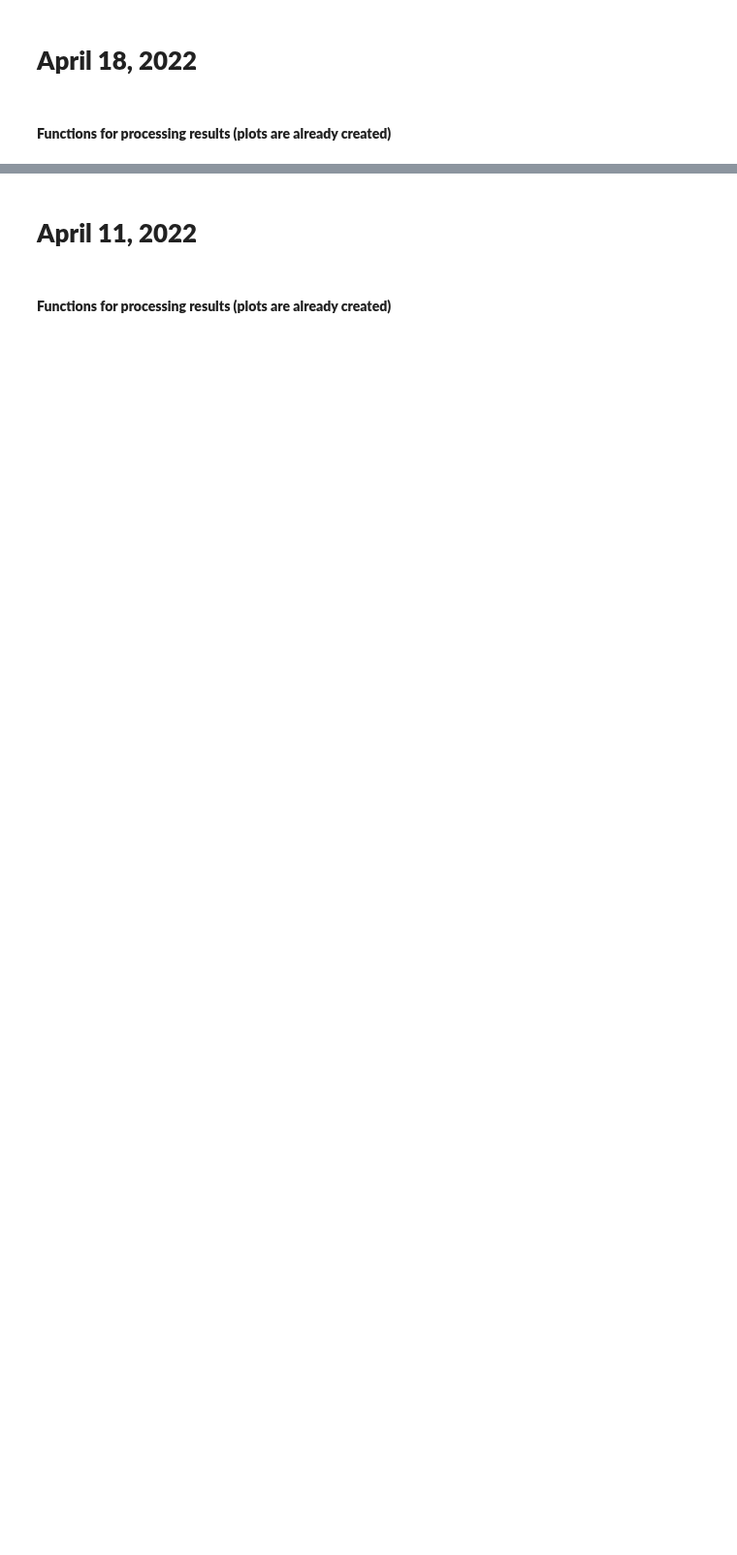
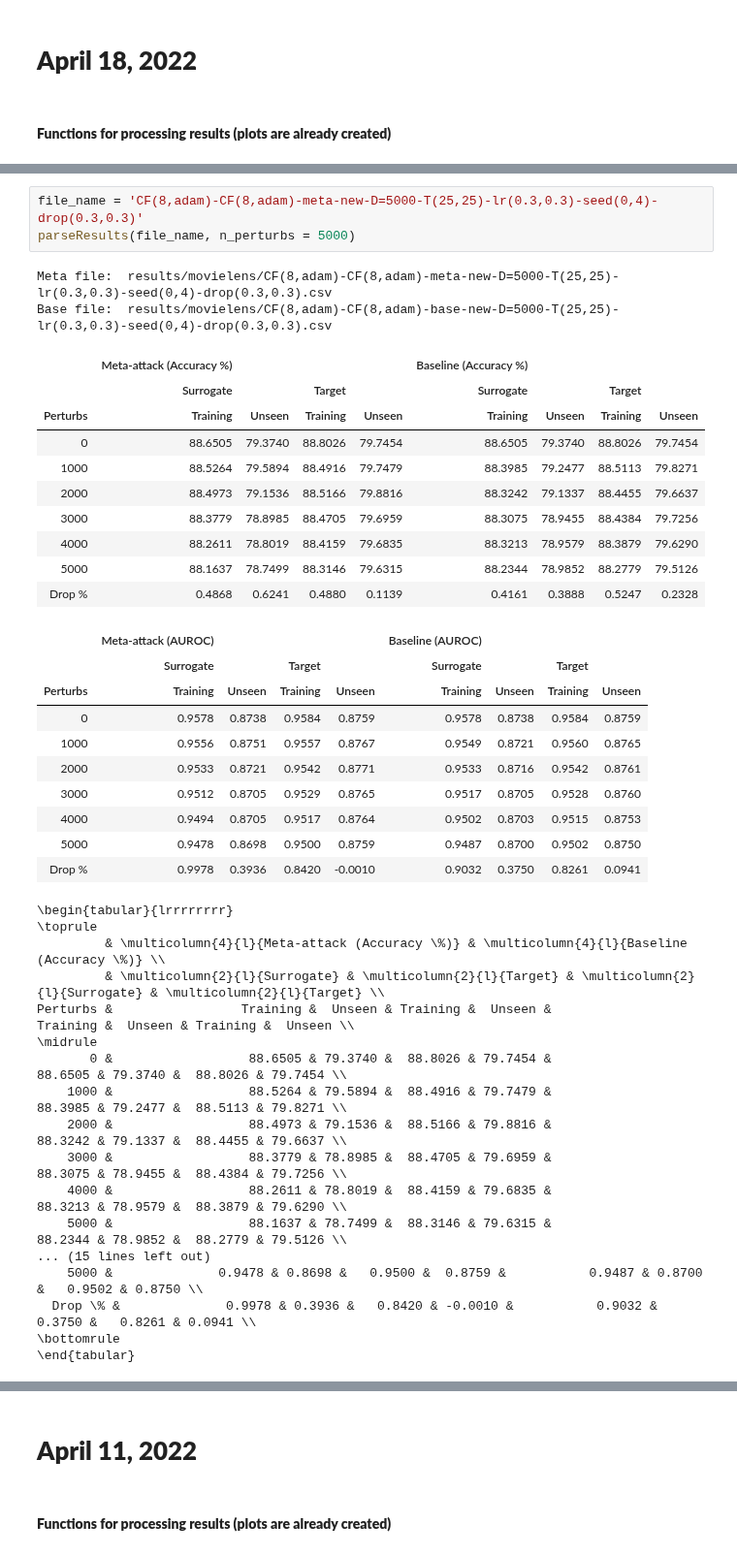
Before and after one commit to aravind-gk/RecSysAttack, a Jupyter notebook: check.ipynb, the cells around one changed output, grey strips where cells are left out. Shown at 97% size. Cells and saved outputs as stored; diff of their text form; blank space fills up the shorter version.

```diff
--- a/check.ipynb
+++ b/check.ipynb
@@ -106,0 +152,43 @@ def parseResults(file_name, n_perturbs = 10000, style = True):
+# %%
+file_name = 'CF(8,adam)-CF(8,adam)-meta-new-D=5000-T(25,25)-lr(0.3,0.3)-seed(0,4)-drop(0.3,0.3)'
+parseResults(file_name, n_perturbs = 5000)
+# %% [output]
+Meta file:  results/movielens/CF(8,adam)-CF(8,adam)-meta-new-D=5000-T(25,25)-lr(0.3,0.3)-seed(0,4)-drop(0.3,0.3).csv
+Base file:  results/movielens/CF(8,adam)-CF(8,adam)-base-new-D=5000-T(25,25)-lr(0.3,0.3)-seed(0,4)-drop(0.3,0.3).csv
+|  | Meta-attack (Accuracy %) |  |  |  | Baseline (Accuracy %) |  |  |  |
+|  | Surrogate |  | Target |  | Surrogate |  | Target |  |
+| Perturbs | Training | Unseen | Training | Unseen | Training | Unseen | Training | Unseen |
+| 0 | 88.6505 | 79.3740 | 88.8026 | 79.7454 | 88.6505 | 79.3740 | 88.8026 | 79.7454 |
+| 1000 | 88.5264 | 79.5894 | 88.4916 | 79.7479 | 88.3985 | 79.2477 | 88.5113 | 79.8271 |
+| 2000 | 88.4973 | 79.1536 | 88.5166 | 79.8816 | 88.3242 | 79.1337 | 88.4455 | 79.6637 |
+| 3000 | 88.3779 | 78.8985 | 88.4705 | 79.6959 | 88.3075 | 78.9455 | 88.4384 | 79.7256 |
+| 4000 | 88.2611 | 78.8019 | 88.4159 | 79.6835 | 88.3213 | 78.9579 | 88.3879 | 79.6290 |
+| 5000 | 88.1637 | 78.7499 | 88.3146 | 79.6315 | 88.2344 | 78.9852 | 88.2779 | 79.5126 |
+| Drop % | 0.4868 | 0.6241 | 0.4880 | 0.1139 | 0.4161 | 0.3888 | 0.5247 | 0.2328 |
+|  | Meta-attack (AUROC) |  |  |  | Baseline (AUROC) |  |  |  |
+|  | Surrogate |  | Target |  | Surrogate |  | Target |  |
+| Perturbs | Training | Unseen | Training | Unseen | Training | Unseen | Training | Unseen |
+| 0 | 0.9578 | 0.8738 | 0.9584 | 0.8759 | 0.9578 | 0.8738 | 0.9584 | 0.8759 |
+| 1000 | 0.9556 | 0.8751 | 0.9557 | 0.8767 | 0.9549 | 0.8721 | 0.9560 | 0.8765 |
+| 2000 | 0.9533 | 0.8721 | 0.9542 | 0.8771 | 0.9533 | 0.8716 | 0.9542 | 0.8761 |
+| 3000 | 0.9512 | 0.8705 | 0.9529 | 0.8765 | 0.9517 | 0.8705 | 0.9528 | 0.8760 |
+| 4000 | 0.9494 | 0.8705 | 0.9517 | 0.8764 | 0.9502 | 0.8703 | 0.9515 | 0.8753 |
+| 5000 | 0.9478 | 0.8698 | 0.9500 | 0.8759 | 0.9487 | 0.8700 | 0.9502 | 0.8750 |
+| Drop % | 0.9978 | 0.3936 | 0.8420 | -0.0010 | 0.9032 | 0.3750 | 0.8261 | 0.0941 |
+\begin{tabular}{lrrrrrrrr}
+\toprule
+         & \multicolumn{4}{l}{Meta-attack (Accuracy \%)} & \multicolumn{4}{l}{Baseline (Accuracy \%)} \\
+         & \multicolumn{2}{l}{Surrogate} & \multicolumn{2}{l}{Target} & \multicolumn{2}{l}{Surrogate} & \multicolumn{2}{l}{Target} \\
+Perturbs &                 Training &  Unseen & Training &  Unseen &              Training &  Unseen & Training &  Unseen \\
+\midrule
+       0 &                  88.6505 & 79.3740 &  88.8026 & 79.7454 &               88.6505 & 79.3740 &  88.8026 & 79.7454 \\
+    1000 &                  88.5264 & 79.5894 &  88.4916 & 79.7479 &               88.3985 & 79.2477 &  88.5113 & 79.8271 \\
+    2000 &                  88.4973 & 79.1536 &  88.5166 & 79.8816 &               88.3242 & 79.1337 &  88.4455 & 79.6637 \\
+    3000 &                  88.3779 & 78.8985 &  88.4705 & 79.6959 &               88.3075 & 78.9455 &  88.4384 & 79.7256 \\
+    4000 &                  88.2611 & 78.8019 &  88.4159 & 79.6835 &               88.3213 & 78.9579 &  88.3879 & 79.6290 \\
+    5000 &                  88.1637 & 78.7499 &  88.3146 & 79.6315 &               88.2344 & 78.9852 &  88.2779 & 79.5126 \\
+... (15 lines left out)
+    5000 &              0.9478 & 0.8698 &   0.9500 &  0.8759 &           0.9487 & 0.8700 &   0.9502 & 0.8750 \\
+  Drop \% &              0.9978 & 0.3936 &   0.8420 & -0.0010 &           0.9032 & 0.3750 &   0.8261 & 0.0941 \\
+\bottomrule
+\end{tabular}
```
Also changed, not shown: parts of 12 cells of this notebook, 28 other files.
